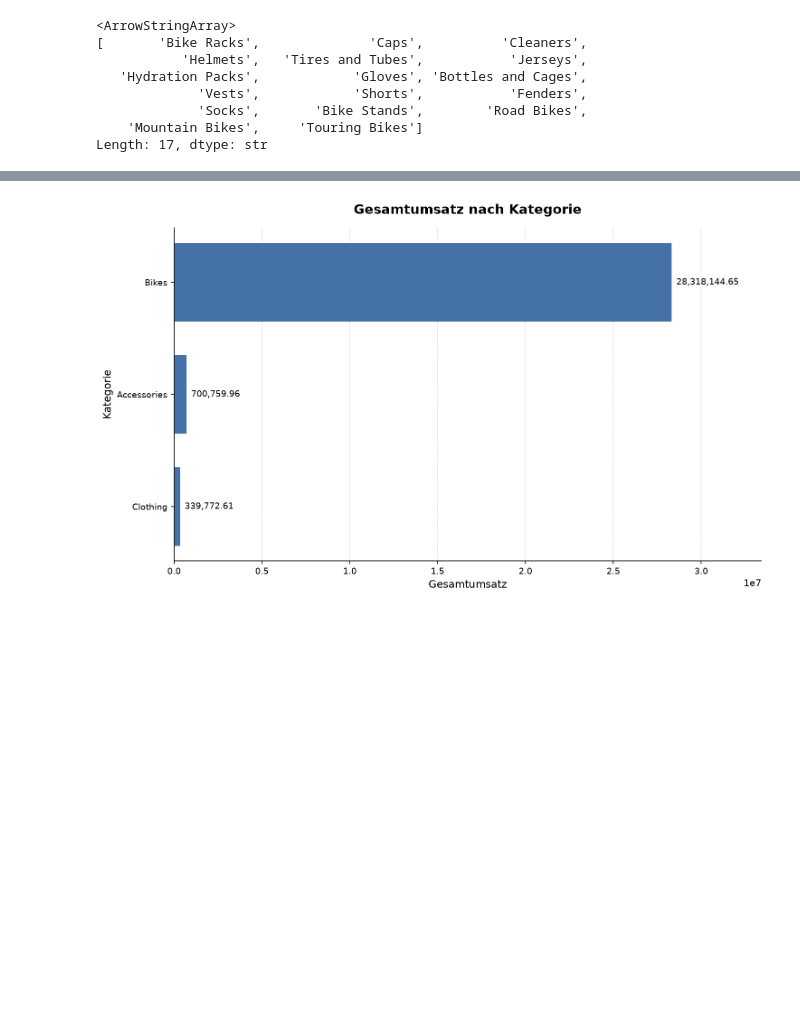
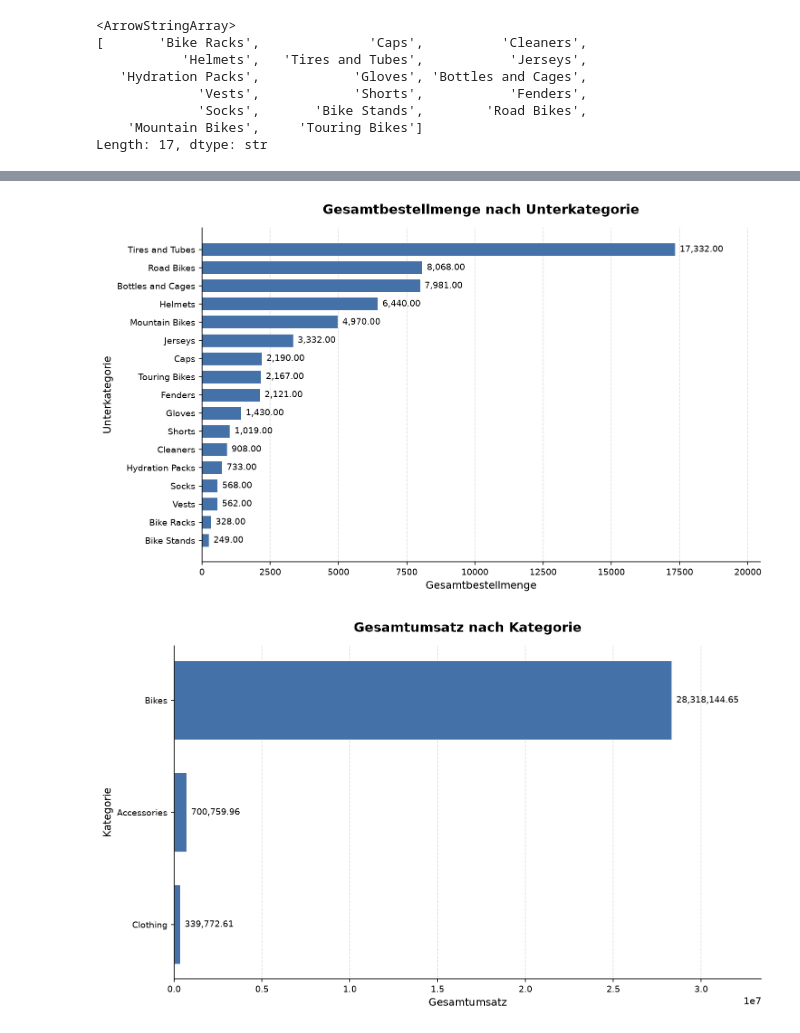
Before and after one commit to RafaelRiesle/cpm_projekt_14_vorhersage_numerischer_Werte, a Jupyter notebook: notebooks/analysis.ipynb, the cells around one changed output, grey strips where cells are left out. Saved outputs shown, nothing was run; the diff lists cells and outputs as text; code cells hidden in the pictures; blank space fills up the shorter version.

Commit message:
add calculate_amount_per_column function -> sum aggregation function

```diff
--- a/notebooks/analysis.ipynb
+++ b/notebooks/analysis.ipynb
@@ -89,0 +78,15 @@ sum_sales_amount
+# %%
+def calculate_amount_per_column(
+    df: pd.DataFrame, group_column: str, sum_column: str
+) -> pd.DataFrame:
+    return (
+        df.groupby(group_column)[sum_column]
+        .sum()
+        .reset_index(name=f"Sum{sum_column}")
+        .sort_values(ascending=False, by=f"Sum{sum_column}")
+        .round(2)
+    )
+
+
+sum_sales_count = calculate_amount_per_column(df, "Subcategory", "OrderQuantity")
+sum_sales_count
@@ -105,3 +165,14 @@ sum_sales_amount_subcategory = (
+# %%
+ScientificBarChart(
+    sum_sales_count,
+    category_col="Subcategory",
+    value_col="SumOrderQuantity",
+    title="Gesamtbestellmenge nach Unterkategorie",
+    xlabel="Gesamtbestellmenge",
+    ylabel="Unterkategorie",
+).plot()
+# %% [output]
+[figure, added]
 # %%
 ScientificBarChart(
     sum_sales_amount_category,
```
Also changed, not shown: parts of 13 cells of this notebook, 3 other files.
